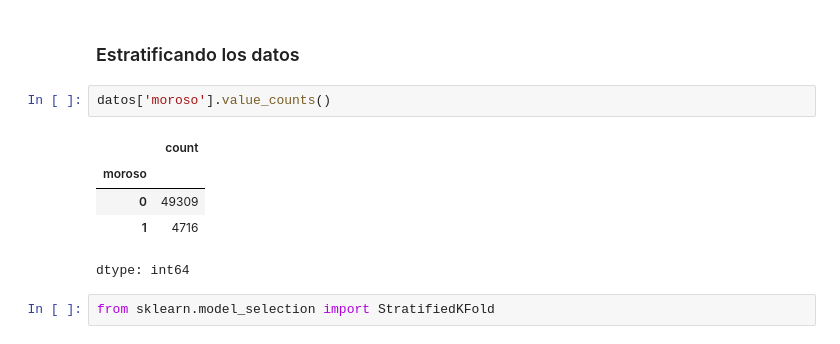
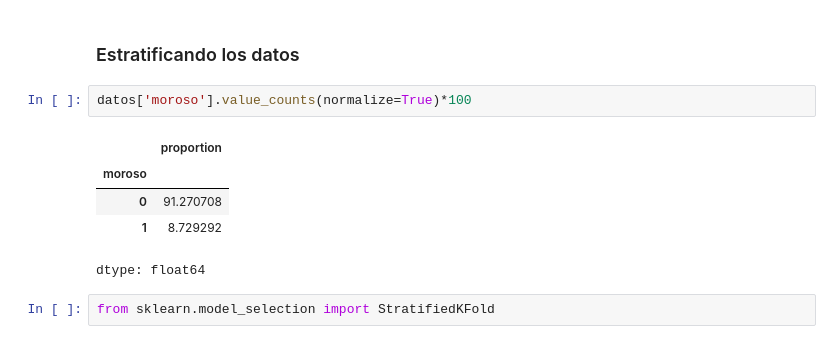
Before and after one commit to Yaaxek/Validacion-de-modelos-y-metricas, a Jupyter notebook: clasificacion_validacion_metricas.ipynb, the cells around one changed output. Cells and saved outputs as stored; diff of their text form.

```diff
--- a/clasificacion_validacion_metricas.ipynb
+++ b/clasificacion_validacion_metricas.ipynb
@@ -309,13 +309,13 @@ Intervalo de confianza(test_precision): [0.1516705017480083, 0.24081178327602273
 # %% [markdown]
 ### Estratificando los datos
 # %%
-datos['moroso'].value_counts()
+datos['moroso'].value_counts(normalize=True)*100
 # %% [output]
-|  | count |
+|  | proportion |
 | moroso |  |
-| 0 | 49309 |
-| 1 | 4716 |
+| 0 | 91.270708 |
+| 1 | 8.729292 |
-dtype: int64
+dtype: float64
 # %%
 from sklearn.model_selection import StratifiedKFold
 # %%
```
Also changed, not shown: parts of 42 cells of this notebook.
